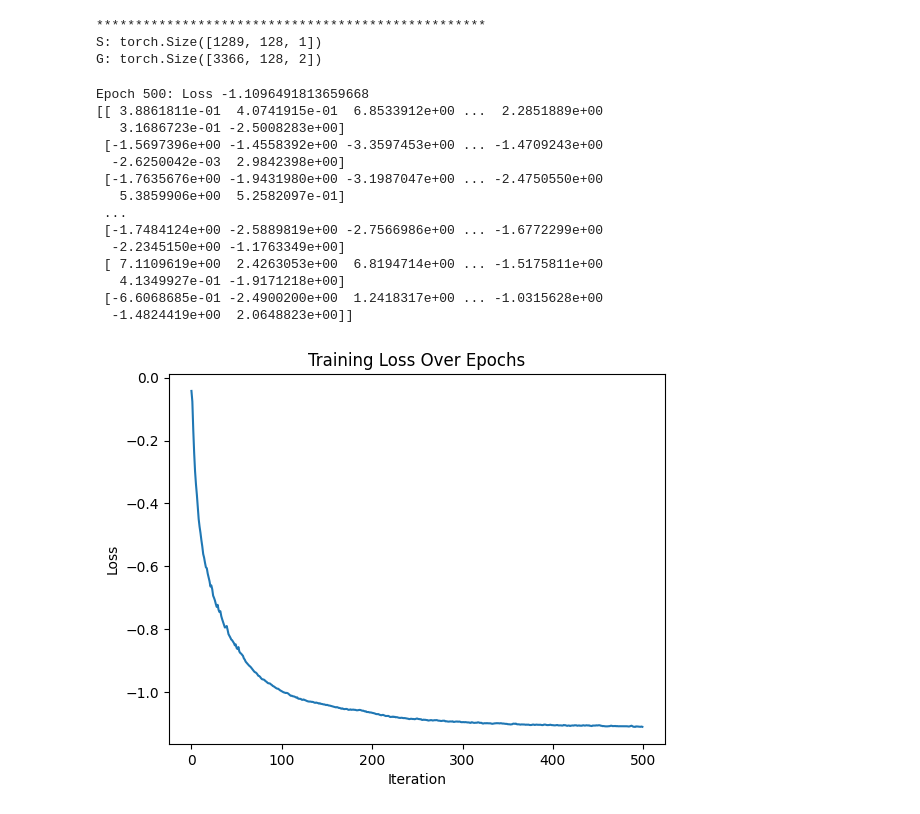
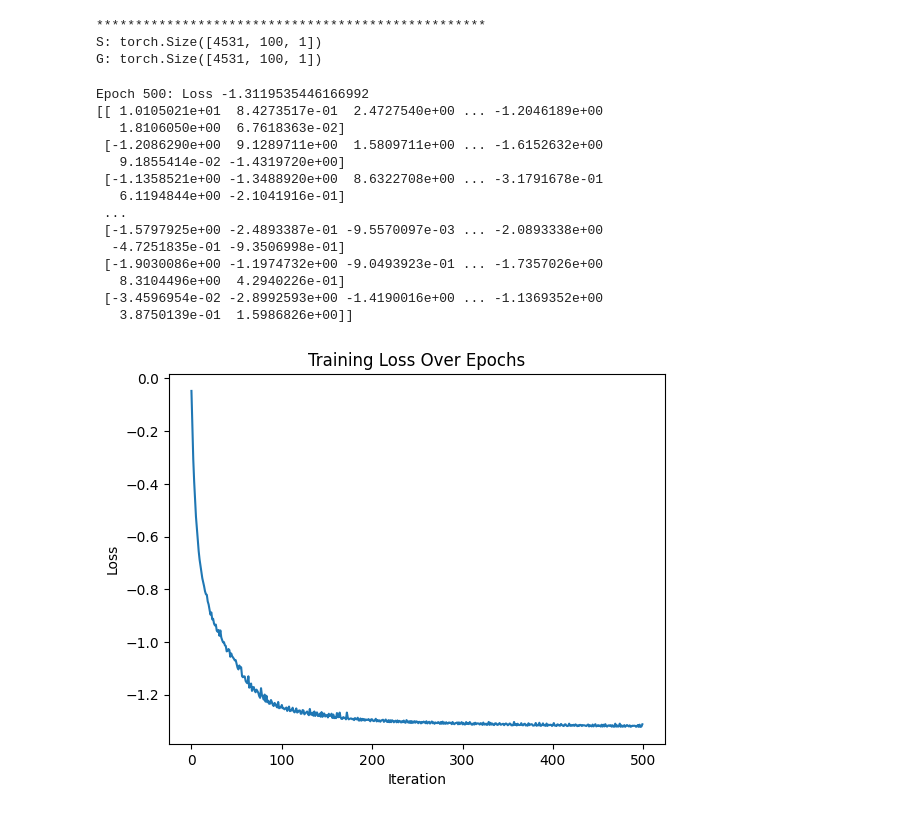
Before and after one commit to darkwilldie/MUSE, a Jupyter notebook: MUSE_demo/maxfuse.ipynb, the cells around one changed output. Drawn from its saved outputs; the diff is of its cells as text; code cells hidden in the pictures.

```diff
--- a/MUSE_demo/maxfuse.ipynb
+++ b/MUSE_demo/maxfuse.ipynb
@@ -69,17 +97,19 @@ torch.save(torch.tensor(cos_sim_tg, dtype=torch.float32), f'/home/lqr/CLIMA/code
 # )
 # %%
 # 对每一行应用softmax转换为概率分布
-tg = torch.tensor(cos_sim_tg, dtype=torch.float32)
+tg = torch.tensor(cos, dtype=torch.float32)
 # 对每一行应用softmax得到概率分布
 prob = torch.softmax(tg, dim=1)
 
 # 获取每行的最大概率值
 max_probs = prob.max(dim=1)[0]
 
-# 找到概率值前50%的索引
-k = len(max_probs) // 2  # 取50%
-top_indices = torch.argsort(max_probs, descending=True)[:k]
+# # 找到概率值前50%的索引
+k = len(max_probs) // 2   # 取50%
+# top_indices = torch.argsort(max_probs, descending=True)[:k]
+top_indices = torch.arange(k)
 
 # 获取这些高置信度的mapping
-confident_mappings = torch.argmax(tg[top_indices], dim=1)
+# confident_mappings = tg[top_indices].argmax(axis=1)
+confident_mappings = top_indices
 # %%
@@ -152,16 +228,20 @@ print(view_peak_label.shape)
 import multi_muse_sc as muse
 
 outputs = muse.dual_muse_fit_predict(
-    [sc_conf],
-    [st_conf, img_conf],
-    [view_gene_label],
-    [view_peak_label, view_img_label],
+    [sc1_conf],
+    [st1_conf, st2_conf],
+    # [st1_conf],
+    [view_sc1_conf_label],
+    [view_st1_conf_label, view_st2_conf_label],
+    # [view_st1_label],
     latent_dim=100,
     n_epochs=500,
     info_nce_lambda=10,
     weight_penalty=1,
     triplet_lambda=10,
-    # info_nce_lambda_st=0,
+    info_nce_lambda_st=0,
+    reconstruct_lambda_sc=10,
+    reconstruct_lambda_st=10,
 )
 # %% [output]
 ++++++++++ DualMUSE for multi-modality single-cell analysis ++++++++++
@@ -188,14 +268,25 @@ from multi_muse_sc import *
 
 with torch.no_grad():
     data_inputs_tensor_sc = get_all_tensor(
-        [gene_sc]
+        [sc_1_]
     )
     data_inputs_tensor_st = get_all_tensor(
-        [gene_st, img_st]
+        [st_1_, st_2_]
+    )
+    data_pca_tensor_sc = get_all_tensor(
+        [view_sc1_feature]
     )
     out = model(
+        # data_inputs_tensor_sc,
         data_inputs_tensor_sc,
+        # data_pca_tensor_sc,
+        # data_inputs_tensor_st,
         data_inputs_tensor_st,
         info_nce_lambda=0,
     )
+    # out2 = model(
+    #     data_inputs_tensor_st,
+    #     data_inputs_tensor_sc,
+    #     info_nce_lambda=0,
+    # )
 # %%
@@ -256,31 +345,31 @@ cos = cosine_similarity(latent_sc.cpu().numpy(), latent_st.cpu().numpy())
 # %%
 import sim_tangram.train_tangram as tg_cca
 
 cca_tg, _ = tg_cca.read_csv_and_run_tangram(
-    [sc_gene_encode],
-    [st_gene_encode, st_img_encode],
+    [latent_sc],
+    [latent_st],
     num_epochs=500,
     print_interval=500,
     lambda_g1=1,
     lambda_g2=1,
 )
 # %% [output]
 **************************************************
-S: torch.Size([1289, 128, 1])
-G: torch.Size([3366, 128, 2])
+S: torch.Size([4531, 100, 1])
+G: torch.Size([4531, 100, 1])
-Epoch 500: Loss -1.1096491813659668
-[[ 3.8861811e-01  4.0741915e-01  6.8533912e+00 ...  2.2851889e+00
-   3.1686723e-01 -2.5008283e+00]
- [-1.5697396e+00 -1.4558392e+00 -3.3597453e+00 ... -1.4709243e+00
-  -2.6250042e-03  2.9842398e+00]
- [-1.7635676e+00 -1.9431980e+00 -3.1987047e+00 ... -2.4750550e+00
-   5.3859906e+00  5.2582097e-01]
+Epoch 500: Loss -1.3119535446166992
+[[ 1.0105021e+01  8.4273517e-01  2.4727540e+00 ... -1.2046189e+00
+   1.8106050e+00  6.7618363e-02]
+ [-1.2086290e+00  9.1289711e+00  1.5809711e+00 ... -1.6152632e+00
+   9.1855414e-02 -1.4319720e+00]
+ [-1.1358521e+00 -1.3488920e+00  8.6322708e+00 ... -3.1791678e-01
+   6.1194844e+00 -2.1041916e-01]
  ...
- [-1.7484124e+00 -2.5889819e+00 -2.7566986e+00 ... -1.6772299e+00
-  -2.2345150e+00 -1.1763349e+00]
- [ 7.1109619e+00  2.4263053e+00  6.8194714e+00 ... -1.5175811e+00
-   4.1349927e-01 -1.9171218e+00]
- [-6.6068685e-01 -2.4900200e+00  1.2418317e+00 ... -1.0315628e+00
-  -1.4824419e+00  2.0648823e+00]]
+ [-1.5797925e+00 -2.4893387e-01 -9.5570097e-03 ... -2.0893338e+00
+  -4.7251835e-01 -9.3506998e-01]
+ [-1.9030086e+00 -1.1974732e+00 -9.0493923e-01 ... -1.7357026e+00
+   8.3104496e+00  4.2940226e-01]
+ [-3.4596954e-02 -2.8992593e+00 -1.4190016e+00 ... -1.1369352e+00
+   3.8750139e-01  1.5986826e+00]]
-[figure, old version]
+[figure, new version]
 # %%
```
Also changed, not shown: parts of 27 cells of this notebook, 7 other files.
